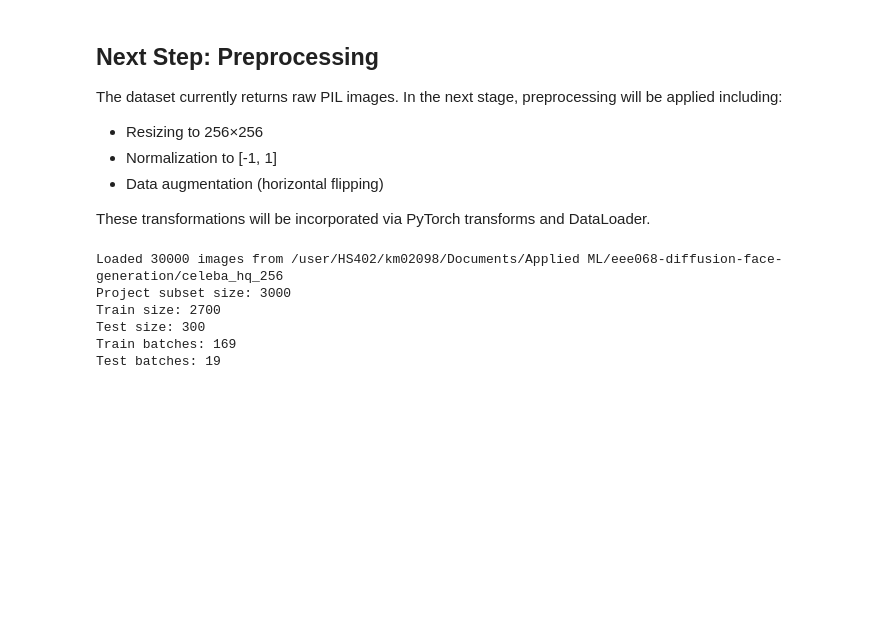
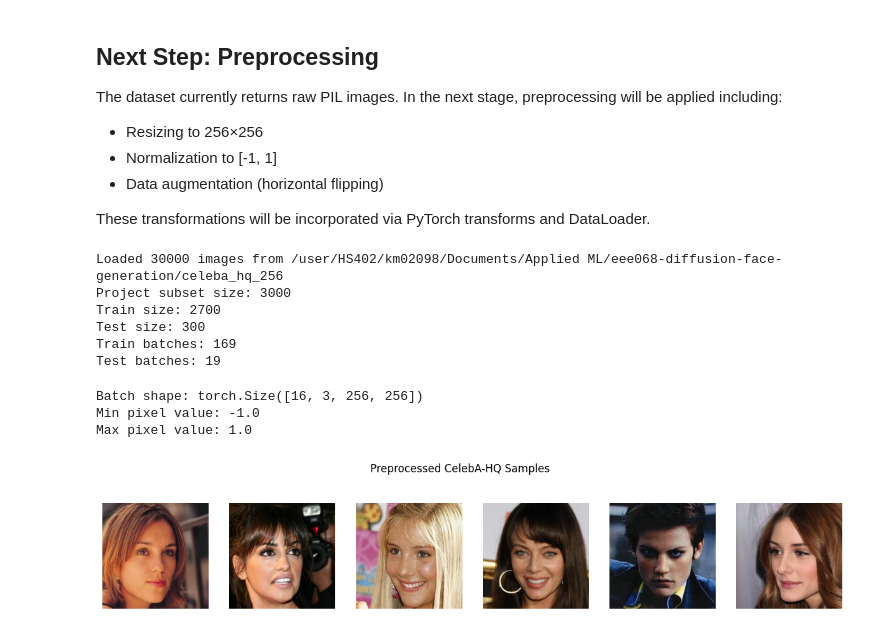
Before and after one commit to johanjoepaul/eee068-diffusion-face-generation, a Jupyter notebook: notebooks/celeb_pipeline.ipynb, the cells around one changed output. Saved outputs shown, nothing was run; the diff lists cells and outputs as text; code cells hidden in the pictures; blank space fills up the shorter version.

Commit message:
Add dataset and preprocessing visualizations

```diff
--- a/notebooks/celeb_pipeline.ipynb
+++ b/notebooks/celeb_pipeline.ipynb
@@ -141,3 +141,26 @@ Train size: 2700
 Test size: 300
 Train batches: 169
 Test batches: 19
+# %%
+batch = next(iter(train_loader))
+images = batch["images"][:6]
+
+print("Batch shape:", batch["images"].shape)
+print("Min pixel value:", batch["images"].min().item())
+print("Max pixel value:", batch["images"].max().item())
+
+fig, axs = plt.subplots(1, 6, figsize=(15, 3))
+
+for i in range(6):
+    img = images[i].permute(1, 2, 0).numpy()
+    img = (img * 0.5 + 0.5).clip(0, 1)
+    axs[i].imshow(img)
+    axs[i].axis("off")
+
+plt.suptitle("Preprocessed CelebA-HQ Samples")
+plt.show()
+# %% [output]
+Batch shape: torch.Size([16, 3, 256, 256])
+Min pixel value: -1.0
+Max pixel value: 1.0
+[figure, added]
```
